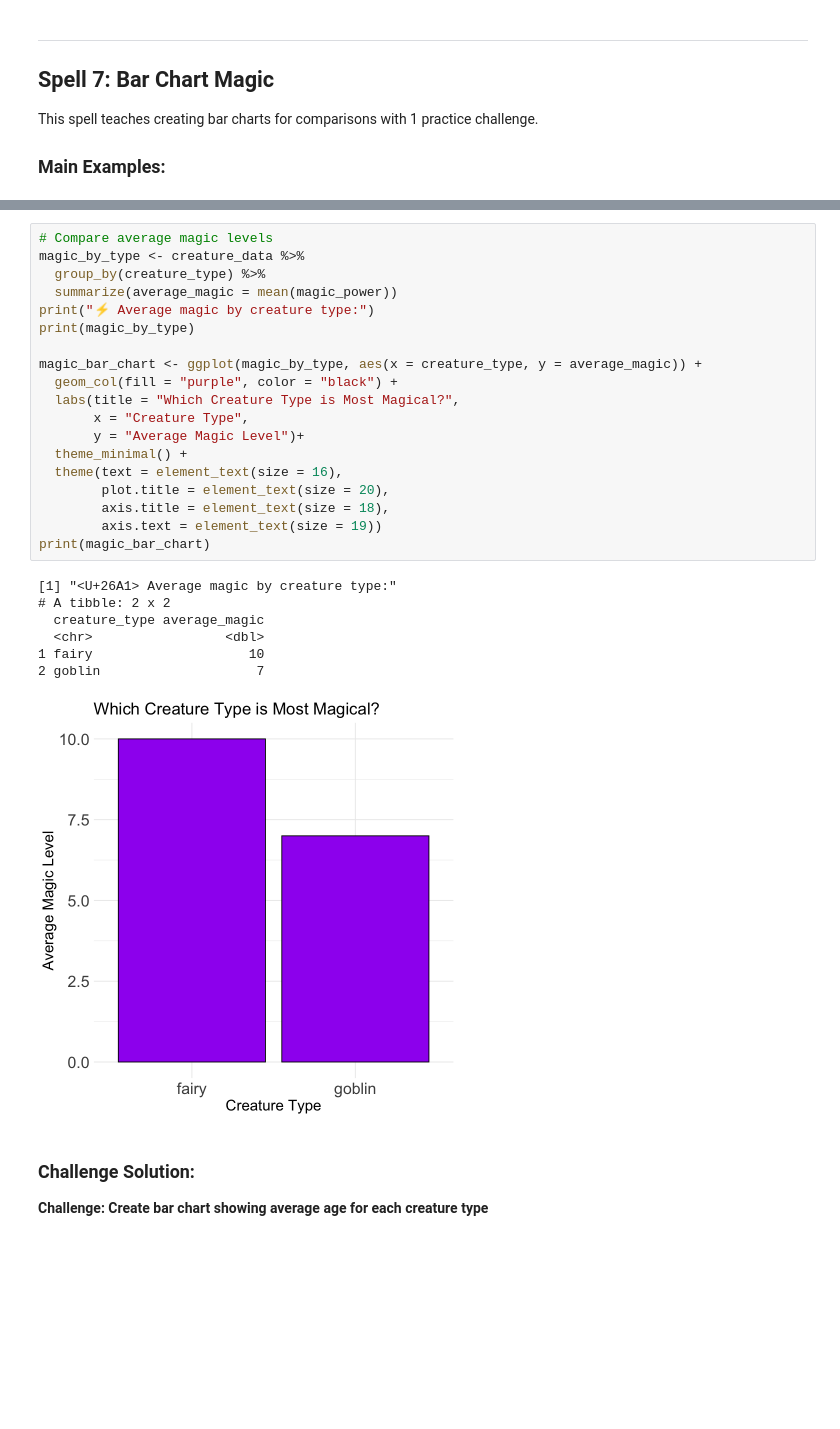
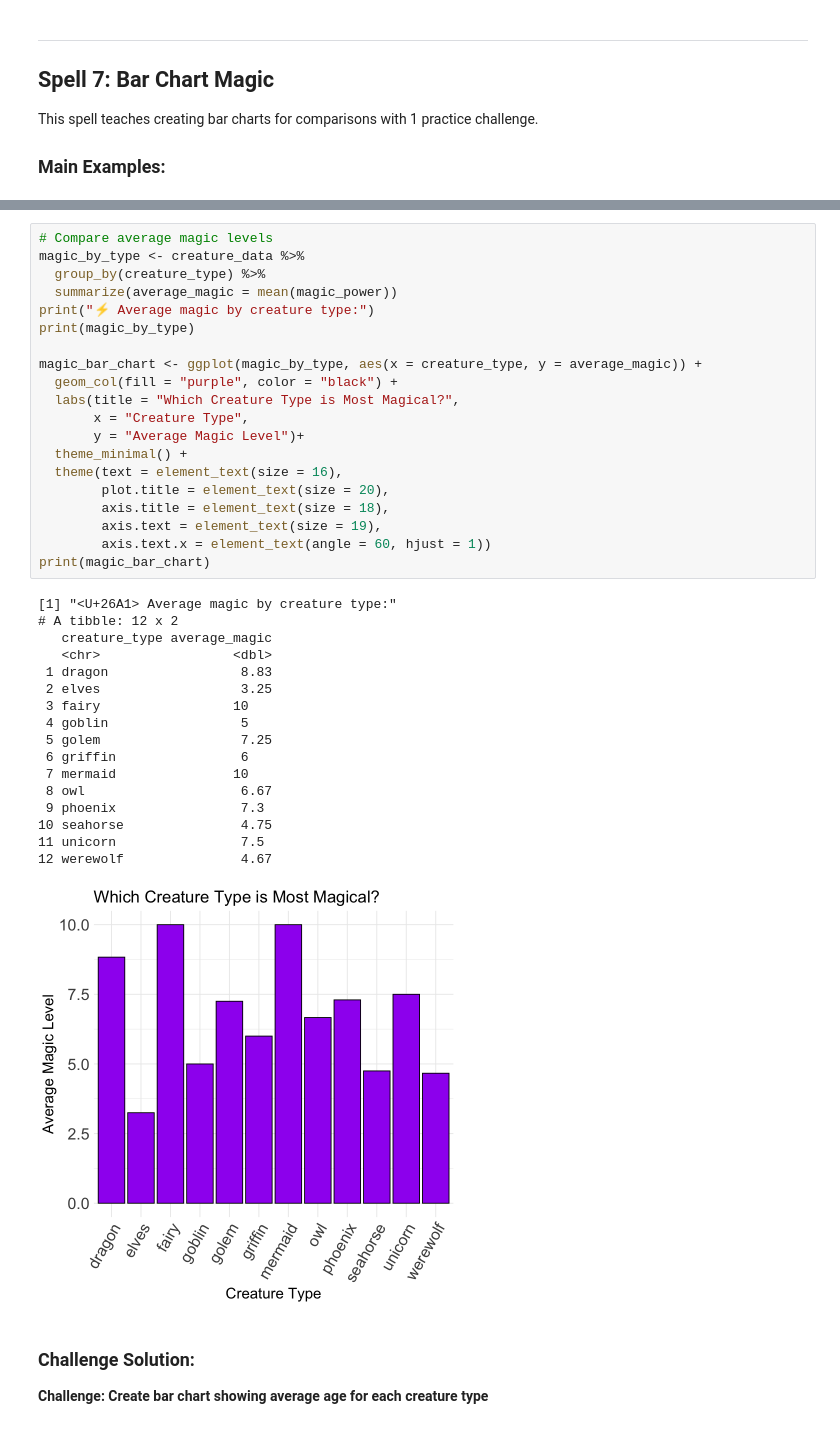
Before and after one commit to skysheng7/data_science_for_kids, a Jupyter notebook: docs/day03/solutions/day03_spell_solutions_nb.ipynb, the cells around one changed output, grey strips where cells are left out. Saved outputs shown, nothing was run; the diff lists cells and outputs as text; blank space fills up the shorter version.

```diff
--- a/docs/day03/solutions/day03_spell_solutions_nb.ipynb
+++ b/docs/day03/solutions/day03_spell_solutions_nb.ipynb
@@ -598,30 +767,41 @@ print(creature_bar_chart)
 # %%
 # Compare average magic levels
 magic_by_type <- creature_data %>%
   group_by(creature_type) %>%
   summarize(average_magic = mean(magic_power))
 print("⚡ Average magic by creature type:")
 print(magic_by_type)
 
 magic_bar_chart <- ggplot(magic_by_type, aes(x = creature_type, y = average_magic)) +
   geom_col(fill = "purple", color = "black") +
   labs(title = "Which Creature Type is Most Magical?",
        x = "Creature Type",
        y = "Average Magic Level")+
   theme_minimal() +
   theme(text = element_text(size = 16),
         plot.title = element_text(size = 20),
         axis.title = element_text(size = 18),
-        axis.text = element_text(size = 19))
+        axis.text = element_text(size = 19),
+        axis.text.x = element_text(angle = 60, hjust = 1))
 print(magic_bar_chart)
 # %% [output]
 [1] "<U+26A1> Average magic by creature type:"
-# A tibble: 2 x 2
-  creature_type average_magic
-  <chr>                 <dbl>
-1 fairy                    10
-2 goblin                    7
+# A tibble: 12 x 2
+   creature_type average_magic
+   <chr>                 <dbl>
+ 1 dragon                 8.83
+ 2 elves                  3.25
+ 3 fairy                 10
+ 4 goblin                 5
+ 5 golem                  7.25
+ 6 griffin                6
+ 7 mermaid               10
+ 8 owl                    6.67
+ 9 phoenix                7.3
+10 seahorse               4.75
+11 unicorn                7.5
+12 werewolf               4.67
-[figure, old version]
+[figure, new version]
 # %% [markdown]
 ### Challenge Solution:
 
```
Also changed, not shown: parts of 40 cells of this notebook, 3 other files.
